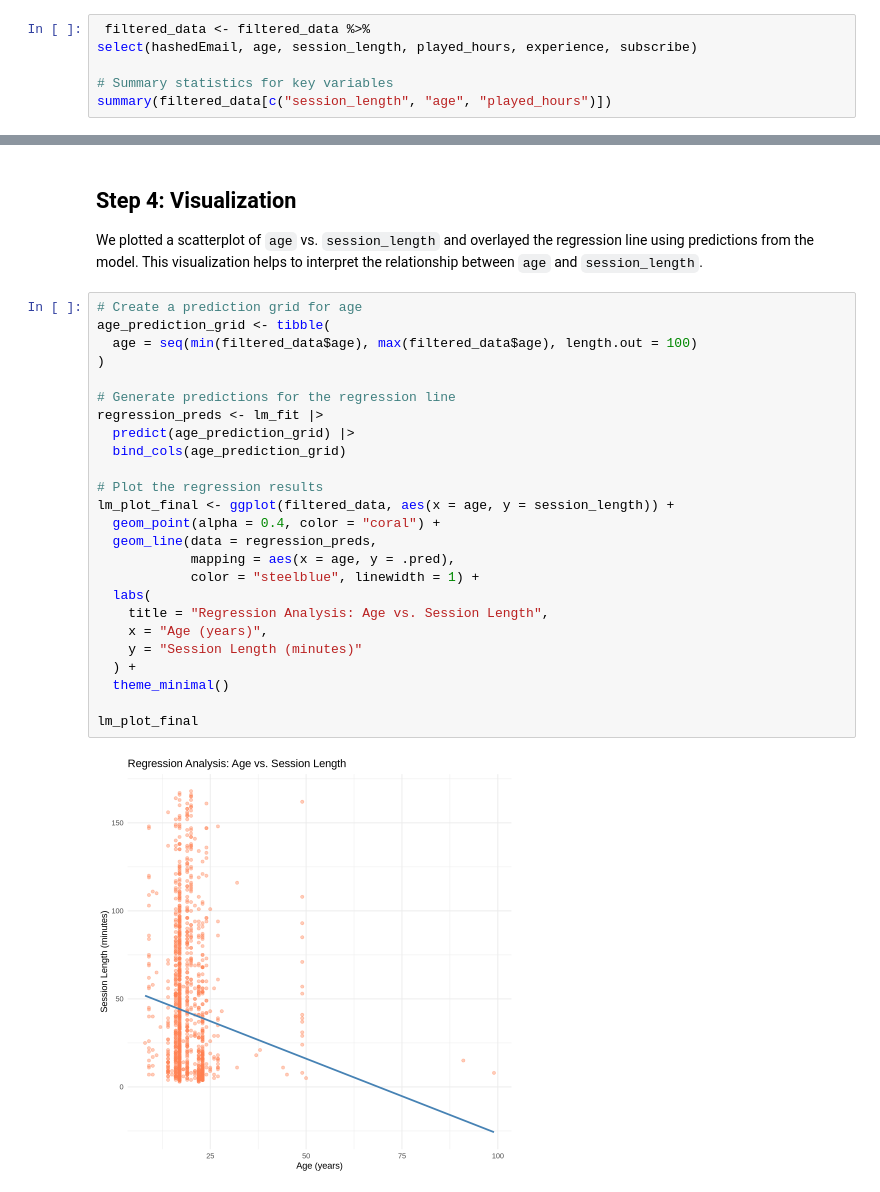
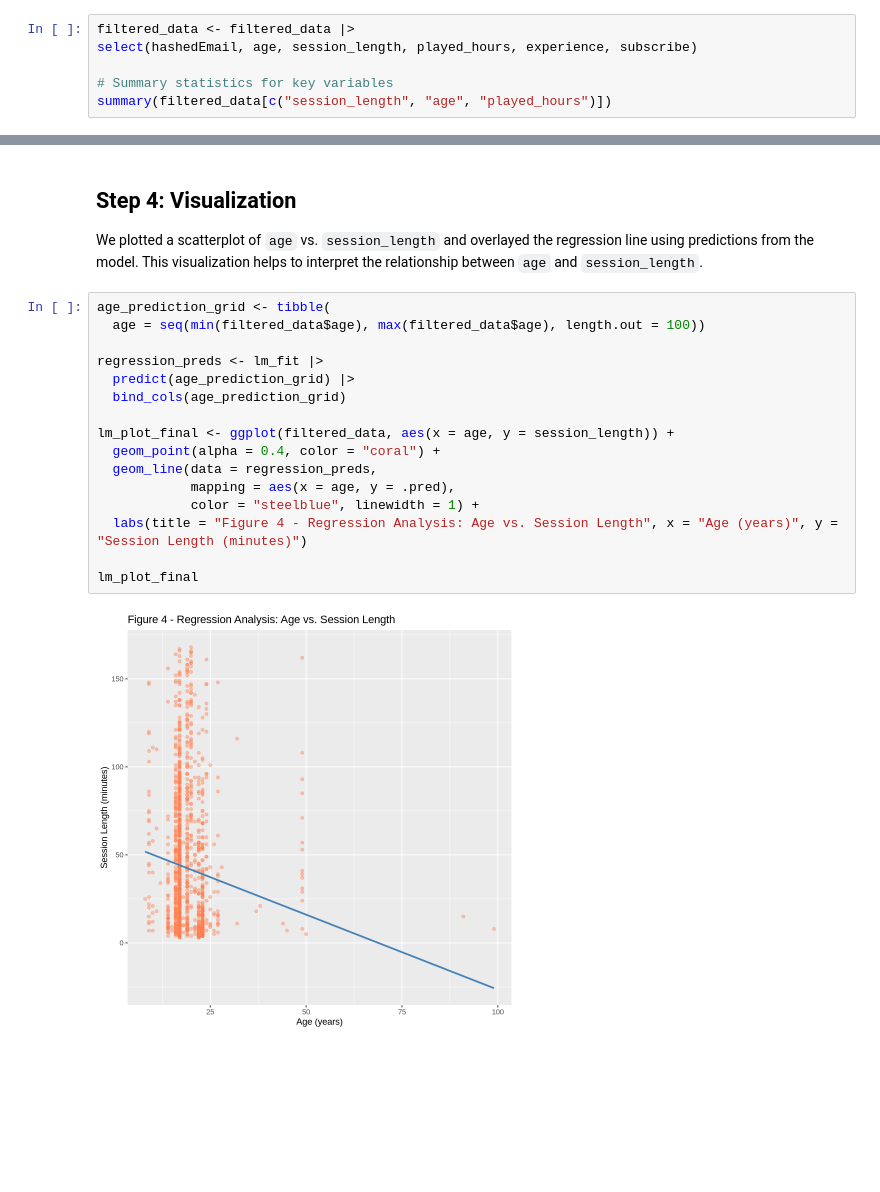
Before and after one commit to declanb7/dsci-group-project, a Jupyter notebook: group_project-Copy1.ipynb, the cells around one changed output, grey strips where cells are left out. Saved outputs shown, nothing was run; the diff lists cells and outputs as text; blank space fills up the shorter version.

```diff
--- a/group_project-Copy1.ipynb
+++ b/group_project-Copy1.ipynb
@@ -108,7 +178,7 @@ To focus our analysis, we retained only the variables essential to our research
 - `played_hours`: Total hours a player has engaged with the game, offering additional context for session behavior.
 - `experience` and `subscribe`: Categorical variables providing further insights into player demographics and preferences.
 # %%
- filtered_data <- filtered_data %>%
+filtered_data <- filtered_data |>
 select(hashedEmail, age, session_length, played_hours, experience, subscribe)
 
 # Summary statistics for key variables
@@ -312,29 +354,20 @@ A tibble: 3 × 3
 ## Step 4: Visualization
 We plotted a scatterplot of `age` vs. `session_length` and overlayed the regression line using predictions from the model. This visualization helps to interpret the relationship between `age` and `session_length`.
 # %%
-# Create a prediction grid for age
 age_prediction_grid <- tibble(
-  age = seq(min(filtered_data$age), max(filtered_data$age), length.out = 100)
-)
+  age = seq(min(filtered_data$age), max(filtered_data$age), length.out = 100))
 
-# Generate predictions for the regression line
 regression_preds <- lm_fit |>
   predict(age_prediction_grid) |>
   bind_cols(age_prediction_grid)
 
-# Plot the regression results
 lm_plot_final <- ggplot(filtered_data, aes(x = age, y = session_length)) +
   geom_point(alpha = 0.4, color = "coral") +
   geom_line(data = regression_preds,
             mapping = aes(x = age, y = .pred),
             color = "steelblue", linewidth = 1) +
-  labs(
-    title = "Regression Analysis: Age vs. Session Length",
-    x = "Age (years)",
-    y = "Session Length (minutes)"
-  ) +
-  theme_minimal()
+  labs(title = "Figure 4 - Regression Analysis: Age vs. Session Length", x = "Age (years)", y = "Session Length (minutes)")
 
 lm_plot_final
 # %% [output]
-[figure, old version]
+[figure, new version]
```
Also changed, not shown: parts of 18 cells of this notebook.
